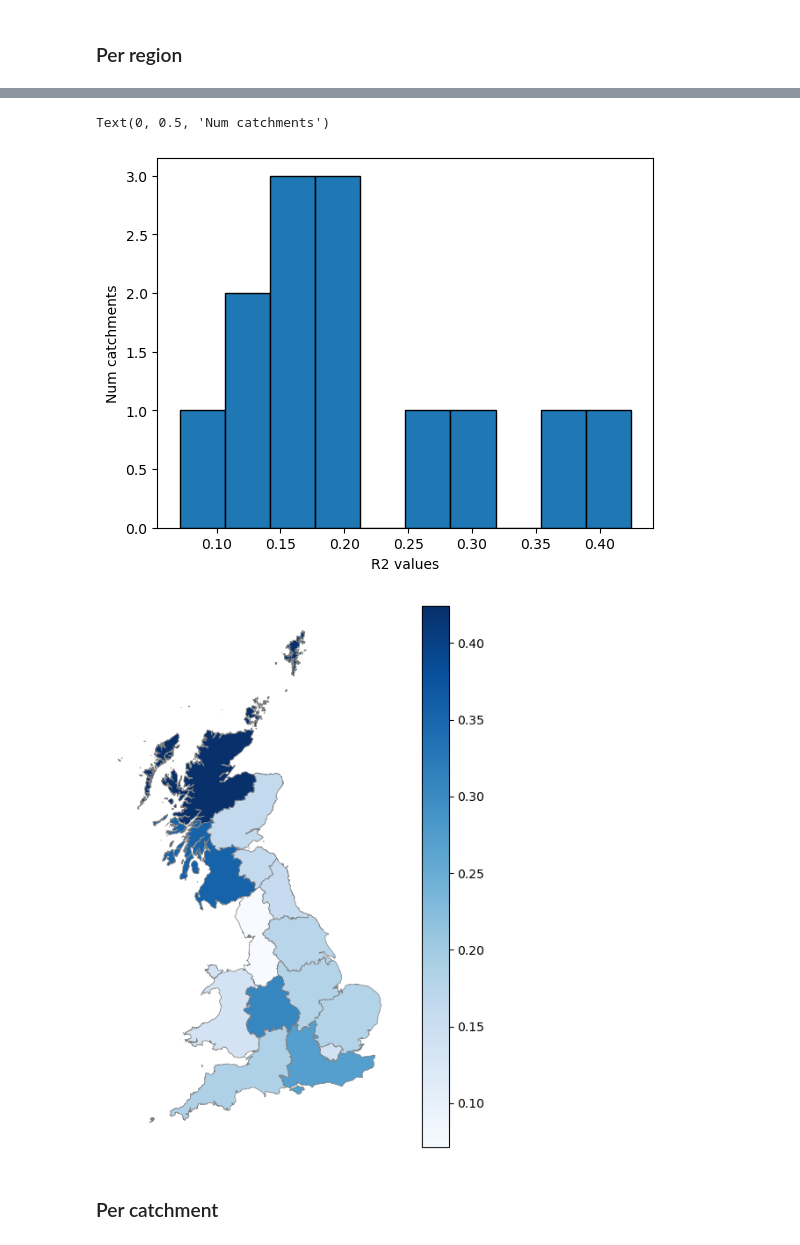
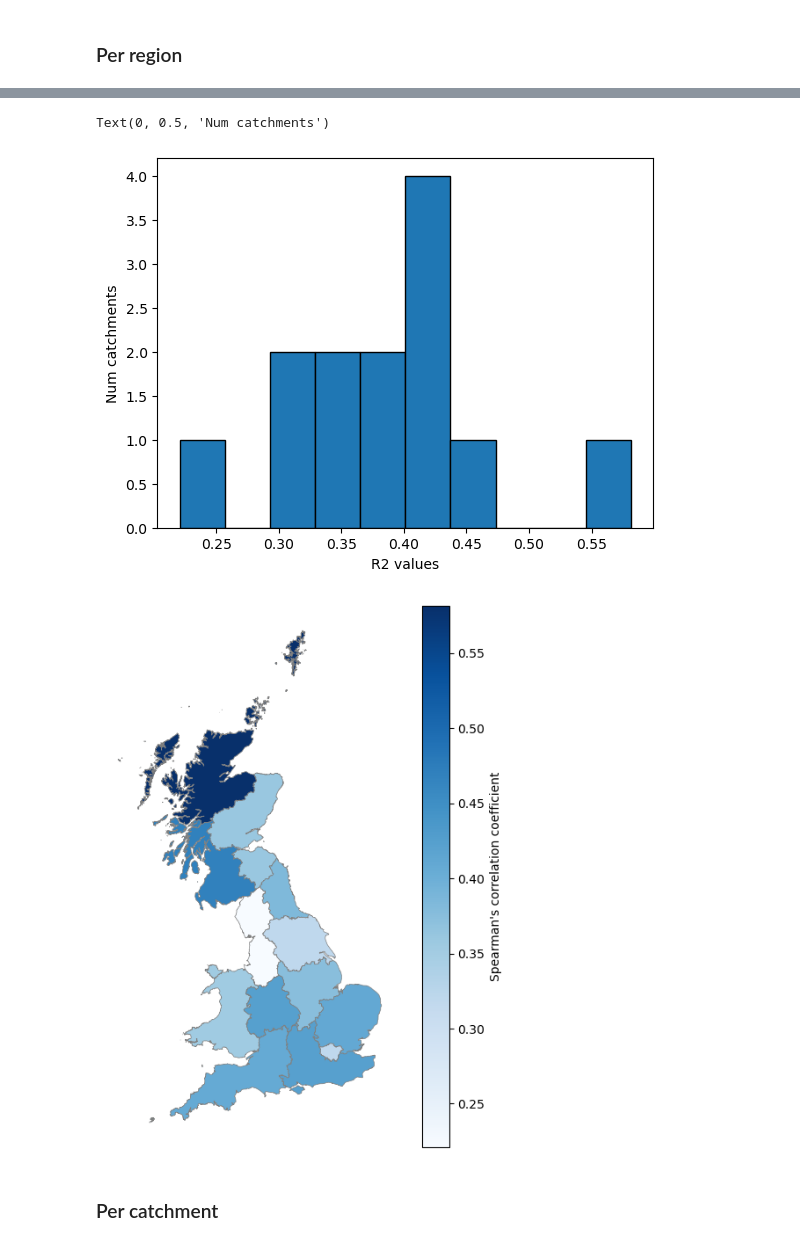
Before and after one commit to masher92/FutureFlood, a Jupyter notebook: AnalyseResults/RainfallFloodingRelationships.ipynb, the cells around one changed output, grey strips where cells are left out. Drawn from its saved outputs; the diff is of its cells as text; code cells hidden in the pictures.

```diff
--- a/AnalyseResults/RainfallFloodingRelationships.ipynb
+++ b/AnalyseResults/RainfallFloodingRelationships.ipynb
@@ -26,6 +76,5 @@ def find_linear_relationship (df, variable1):
 # %%
-fp = f"/scratch/hydro4/users/kv25483/FutureFlood/Data/EventDetails/all_catchments_added_soilvars.pkl"
+fp = f"/scratch/hydro4/users/kv25483/FutureFlood/Data/EventDetails_v4/all_catchments.pkl"
 rainfall_events_all_df = pd.read_pickle(fp)
 rainfall_events_all_df = rainfall_events_all_df[rainfall_events_all_df['max_precip']<130].copy()
 rainfall_events_all_df["length"] = (rainfall_events_all_df["stop_idx"] - rainfall_events_all_df["start_idx"]).astype("float32")
-rainfall_events_all_df
@@ -82,0 +112,18 @@ plt.show()
+# %%
+fig,axs=plt.subplots(ncols=2,figsize=(10,2))
+
+r2_simple, p_value = find_linear_relationship(rainfall_events_all_df,'max_precip', "10cm_area")
+spearmans_corr, spearmans_p_value = stats.spearmanr(rainfall_events_all_df["max_precip"], rainfall_events_all_df["10cm_area"])
+axs[0].scatter(rainfall_events_all_df['max_precip'], rainfall_events_all_df['10cm_area'], alpha=0.5)
+axs[0].set_title(f"Max precip vs 10cm flooded area \n Linear regression on full dataset, R2 = {r2_simple:.2f}"
+                  f"\n Spearmans's correlation = {spearmans_corr:.2f}");
+axs[0].set_xlabel('Maximum precipitation intensity')
+axs[0].set_ylabel('Flooded area')
+
+r2_simple, p_value = find_linear_relationship(rainfall_events_all_df, 'total_acc', "10cm_area")
+spearmans_corr, spearmans_p_value = stats.spearmanr(rainfall_events_all_df["total_acc"], rainfall_events_all_df["10cm_area"])
+axs[1].scatter(rainfall_events_all_df['total_acc'], rainfall_events_all_df['10cm_area'], alpha=0.5)
+axs[1].set_title(f"Cumulative rainfall vs 10cm flooded area \n Linear regression on full dataset, R2 = {r2_simple:.2f}"
+                f"\n Spearmans's correlation = {spearmans_corr:.2f}")
+axs[1].set_xlabel('Cumulative rainfall total')
+axs[1].set_ylabel('Flooded area');
@@ -156,19 +142,23 @@ for region in np.unique(rainfall_events_all_df["geo_region"]):
     subset = subset[subset["10cm_area"] > 0]
 
     # Simple: flood area ~ rainfall intensity
-    r2_simple, p_simple = find_linear_relationship(subset, "max_precip")
+    r2_simple, p_simple = find_linear_relationship(subset, "10cm_area", "max_precip")
+
+    spearmans_corr, spearmans_p_value = stats.spearmanr(subset["10cm_area"], subset["max_precip"])
 
     # Multiple: flood area ~ rainfall intensity + fu_at_peak
     r2_fu, p_fu = find_multiple_regress (subset, "fu_at_peak_old")
     r2_fumax, p_fumax = find_multiple_regress (subset, "fumax_at_peak")
 
-    results.append({"geo_region": region,"r2_simple": r2_simple, "p_simple": p_simple,
-        "r2_fu": r2_fu,"p_fu": p_fu,"r2_fumax": model_fumax.rsquared, "p_fumax": model_fumax.pvalues["fumax_at_peak"]})
+    results.append({"geo_region": region,"r2_simple": r2_simple, "spearmans_corr":  spearmans_corr, "p_simple": p_simple,
+        "r2_fu": r2_fu,"p_fu": p_fu,
+#                     "r2_fumax": model_fumax.rsquared, "p_fumax": model_fumax.pvalues["fumax_at_peak"]
+                   })
 
-stats = pd.DataFrame(results)
+results_df = pd.DataFrame(results)
 
-top8 = stats.nlargest(6, "r2_simple")
-bottom8 = stats.nsmallest(6, "r2_simple")
+top8 = results_df.nlargest(6, "r2_simple")
+bottom8 = results_df.nsmallest(6, "r2_simple")
 
 plot_r2_grid(top8, "8 regions with highest R2", "geo_region")
 plt.show()
@@ -180,20 +170,22 @@ plt.show()
 # %%
-plt.hist(stats['r2'], edgecolor='black')
+plt.hist(results_df['spearmans_corr'], edgecolor='black')
 plt.xlabel('R2 values')
 plt.ylabel("Num catchments")
 # %% [output]
 Text(0, 0.5, 'Num catchments')
-[figure, old version]
+[figure, new version]
 # %%
-temp = pd.DataFrame({'geo_region': regions, 'r2_value': r2_vals})
+temp = pd.DataFrame({'geo_region': np.unique(rainfall_events_all_df["geo_region"]),
+                     'spearmans_corr': results_df['spearmans_corr']})
 regions_df = regions_df.merge(temp, on='geo_region')
 
 fig, ax = plt.subplots(figsize=(8, 8))
 
-regions_df.plot(ax=ax,column='r2_value',cmap='Blues',edgecolor='grey',linewidth=0.5,legend=True)
+regions_df.plot(ax=ax,column='spearmans_corr',cmap='Blues',edgecolor='grey',linewidth=0.5,legend=True,
+           legend_kwds={'label': "Spearman's correlation coefficient"})
 
 ax.set_axis_off()
 # %% [output]
-[figure, old version]
+[figure, new version]
 # %% [markdown]
 ### Per catchment
```
Also changed, not shown: parts of 21 cells of this notebook, 16 other files.
